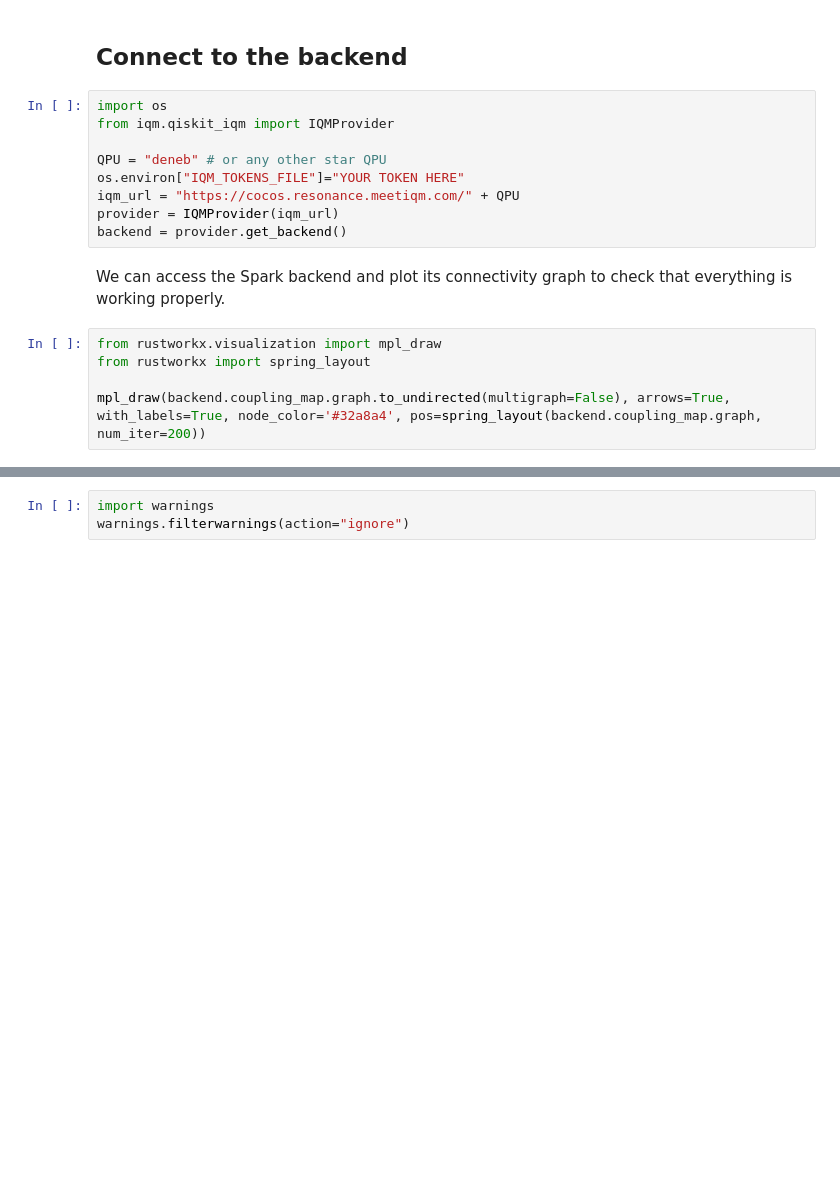
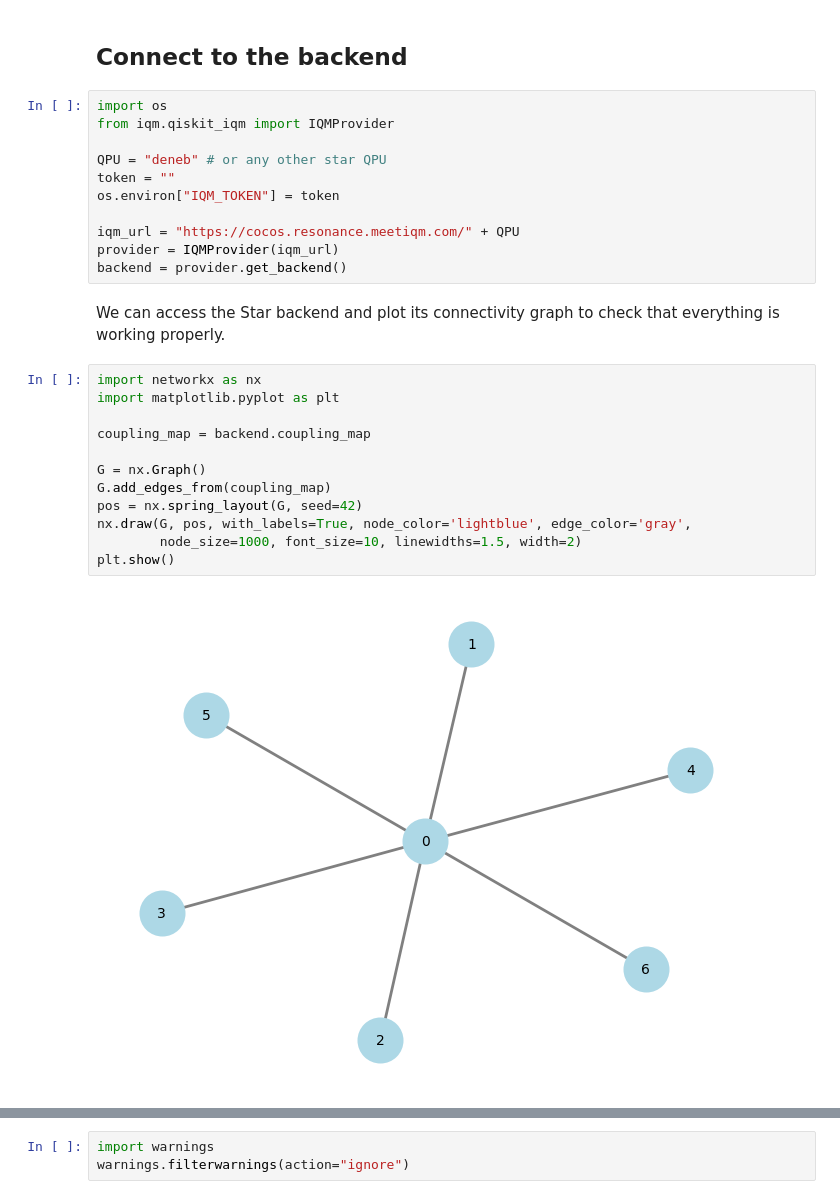
Before and after one commit to iqm-finland/iqm-benchmarks, a Jupyter notebook: docs/devices/star.ipynb, the cells around one changed output, grey strips where cells are left out. Saved outputs shown, nothing was run; the diff lists cells and outputs as text; blank space fills up the shorter version.

Commit message:
fixed star notebook

```diff
--- a/docs/devices/star.ipynb
+++ b/docs/devices/star.ipynb
@@ -9,15 +9,26 @@ import os
 from iqm.qiskit_iqm import IQMProvider
 
 QPU = "deneb" # or any other star QPU
-os.environ["IQM_TOKENS_FILE"]="YOUR TOKEN HERE"
+token = ""
+os.environ["IQM_TOKEN"] = token
+
 iqm_url = "https://cocos.resonance.meetiqm.com/" + QPU
 provider = IQMProvider(iqm_url)
 backend = provider.get_backend()
 # %% [markdown]
-We can access the Spark backend and plot its connectivity graph to check that everything is working properly.
+We can access the Star backend and plot its connectivity graph to check that everything is working properly.
 # %%
-from rustworkx.visualization import mpl_draw
-from rustworkx import spring_layout
+import networkx as nx
+import matplotlib.pyplot as plt
 
-mpl_draw(backend.coupling_map.graph.to_undirected(multigraph=False), arrows=True, with_labels=True, node_color='#32a8a4', pos=spring_layout(backend.coupling_map.graph, num_iter=200))
+coupling_map = backend.coupling_map
+
+G = nx.Graph()
+G.add_edges_from(coupling_map)
+pos = nx.spring_layout(G, seed=42)
+nx.draw(G, pos, with_labels=True, node_color='lightblue', edge_color='gray',
+        node_size=1000, font_size=10, linewidths=1.5, width=2)
+plt.show()
+# %% [output]
+[figure, added]
 # %% [markdown]
```
Also changed, not shown: parts of 10 cells of this notebook.
